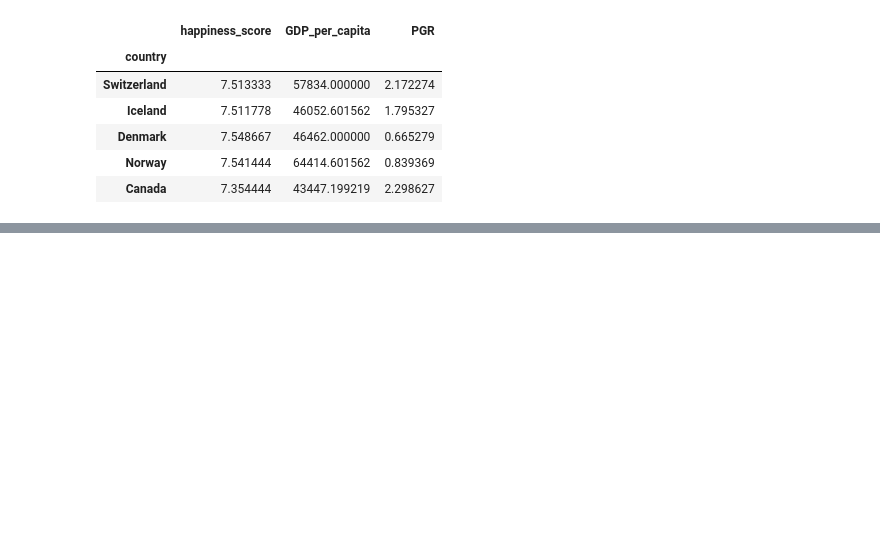
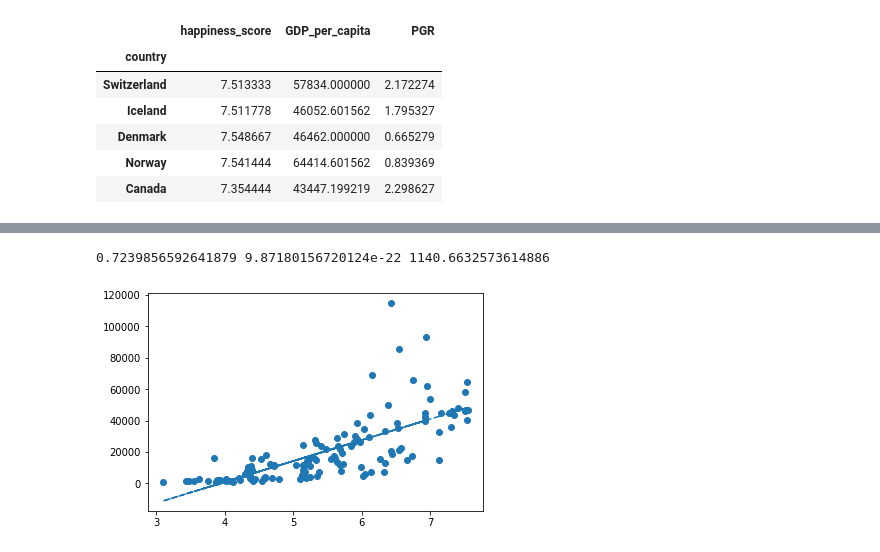
Before and after one commit to prisp90/IS-Project-2, a Jupyter notebook: IS-Project-2.ipynb, the cells around one changed output, grey strips where cells are left out. Saved outputs shown, nothing was run; the diff lists cells and outputs as text; code cells hidden in the pictures; blank space fills up the shorter version.

```diff
--- a/IS-Project-2.ipynb
+++ b/IS-Project-2.ipynb
@@ -193,0 +206,9 @@ GDP_happiness_population_df.head()
+# %%
+plt.scatter(GDP_happiness_population_df['happiness_score'],GDP_happiness_population_df['GDP_per_capita'])
+m_slope, m_int, m_r, m_p, m_std_err = stats.linregress(GDP_happiness_population_df['happiness_score'], GDP_happiness_population_df['GDP_per_capita'])
+m_fit = m_slope * GDP_happiness_population_df['happiness_score'] + m_int
+plt.plot(GDP_happiness_population_df['happiness_score'],m_fit,"--")
+print(m_r, m_p, m_std_err )
+# %% [output]
+0.7239856592641879 9.87180156720124e-22 1140.6632573614886
+[figure, added]
```
Also changed, not shown: parts of 7 cells of this notebook.
